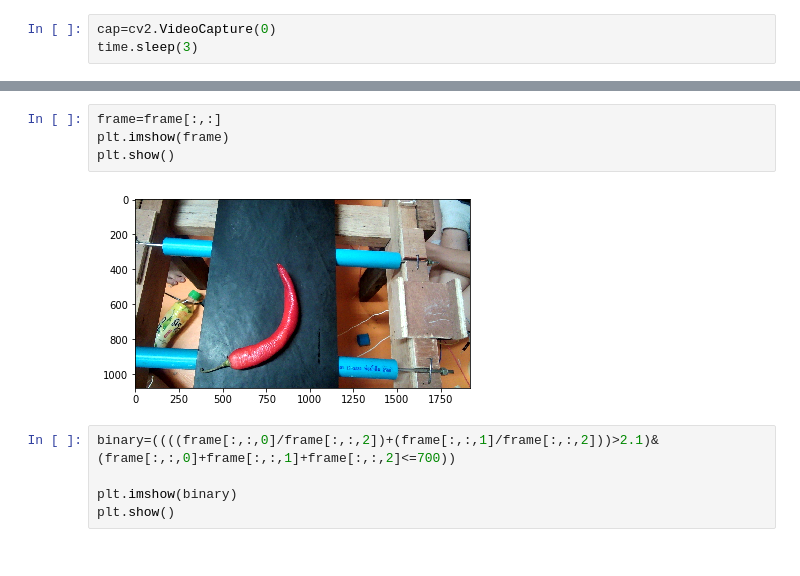
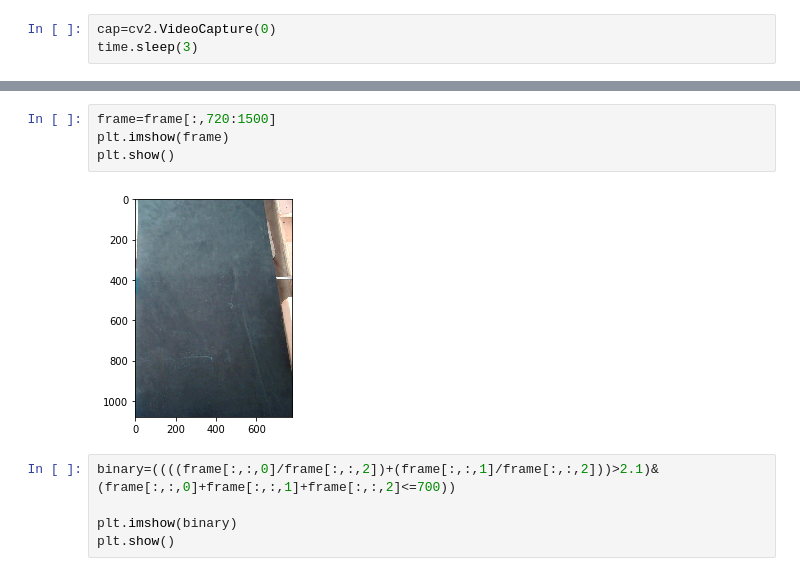
Before and after one commit to H11Maitree/Chilli_element, a Jupyter notebook: Calibration/cam.ipynb, the cells around one changed output, grey strips where cells are left out. Cells and saved outputs as stored; diff of their text form.

```diff
--- a/Calibration/cam.ipynb
+++ b/Calibration/cam.ipynb
@@ -27,9 +27,9 @@ plt.show()
 # %%
-frame=frame[:,:]
+frame=frame[:,720:1500]
 plt.imshow(frame)
 plt.show()
 # %% [output]
-[figure, old version]
+[figure, new version]
 # %%
 binary=((((frame[:,:,0]/frame[:,:,2])+(frame[:,:,1]/frame[:,:,2]))>2.1)&(frame[:,:,0]+frame[:,:,1]+frame[:,:,2]<=700))
 
```
Also changed, not shown: parts of 1 cell of this notebook, 3 other files.
